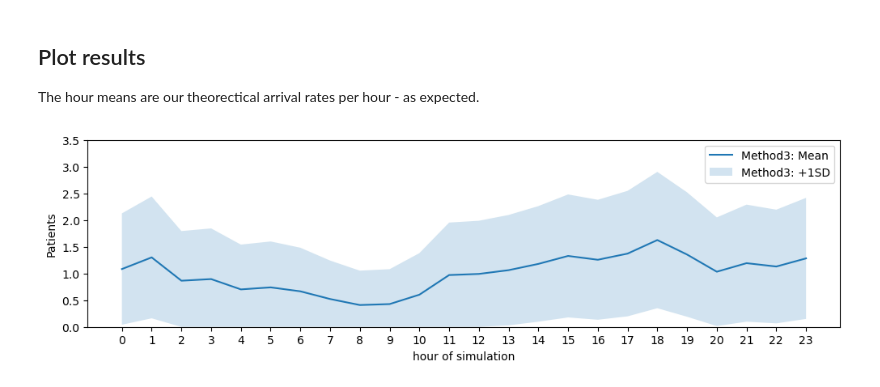
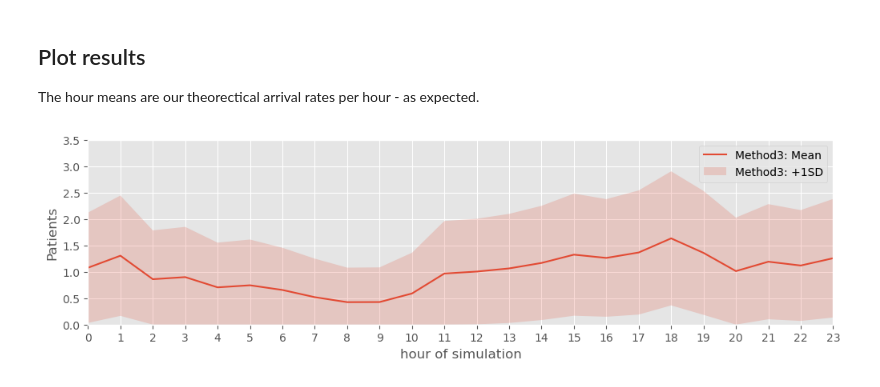
Before and after one commit to TomMonks/ccu_arrivals, a Jupyter notebook: notebooks/02_applied/01_method3_ccu.ipynb, the cells around one changed output. Saved outputs shown, nothing was run; the diff lists cells and outputs as text; code cells hidden in the pictures.

```diff
--- a/notebooks/02_applied/01_method3_ccu.ipynb
+++ b/notebooks/02_applied/01_method3_ccu.ipynb
@@ -9,6 +9,8 @@ import pandas as pd
 import numpy as np
 import matplotlib.pyplot as plt
 
+plt.style.use('ggplot')
+
 from sim_tools.datasets import load_banks_et_al_nspp
 import sim_tools
 sim_tools.__version__
@@ -77,7 +79,7 @@ class HourPoissonSampler:
 # %% [markdown]
 ## Using the sampler
 # %%
-samples_per_hour = 100_000
+samples_per_hour = 10_000
 
 # create the sampler and set seed
 ph_sampler = HourPoissonSampler(ccu_arrival_profile_week, random_seed=42)
@@ -113,26 +115,27 @@ The hour means are our theorectical arrival rates per hour - as expected.
 # %%
 # get hour means
 hour_means = np.asarray(samples).mean(axis=1)
 hour_sd = np.asarray(samples).std(axis=1)
 
 upper = hour_means + hour_sd
 lower = hour_means - hour_sd
 lower[lower < 0] = 0
 
 x_values = np.arange(0, ccu_arrival_profile_week.shape[0])
 
 # visualise
 fig = plt.figure(figsize=(12,3))
 ax = fig.add_subplot()
 
 # plot in this case returns a 2D line plot object
 _ = ax.plot(hour_means, label='Method3: Mean')
 _ = ax.fill_between(x_values, lower, upper, alpha=0.2, label='Method3: +1SD')
 _ = ax.set_ylim(0, 3.5)
+_ = ax.set_xlim(0, 23)
 _ = plt.xticks(np.arange(0, ccu_arrival_profile_week.shape[0]))
 _ = ax.set_ylabel("Patients")
 _ = ax.set_xlabel("hour of simulation")
 _ = ax.legend()
 # %% [output]
-[figure, old version]
+[figure, new version]
 # %%
```
Also changed, not shown: parts of 2 cells of this notebook, 5 other files.
